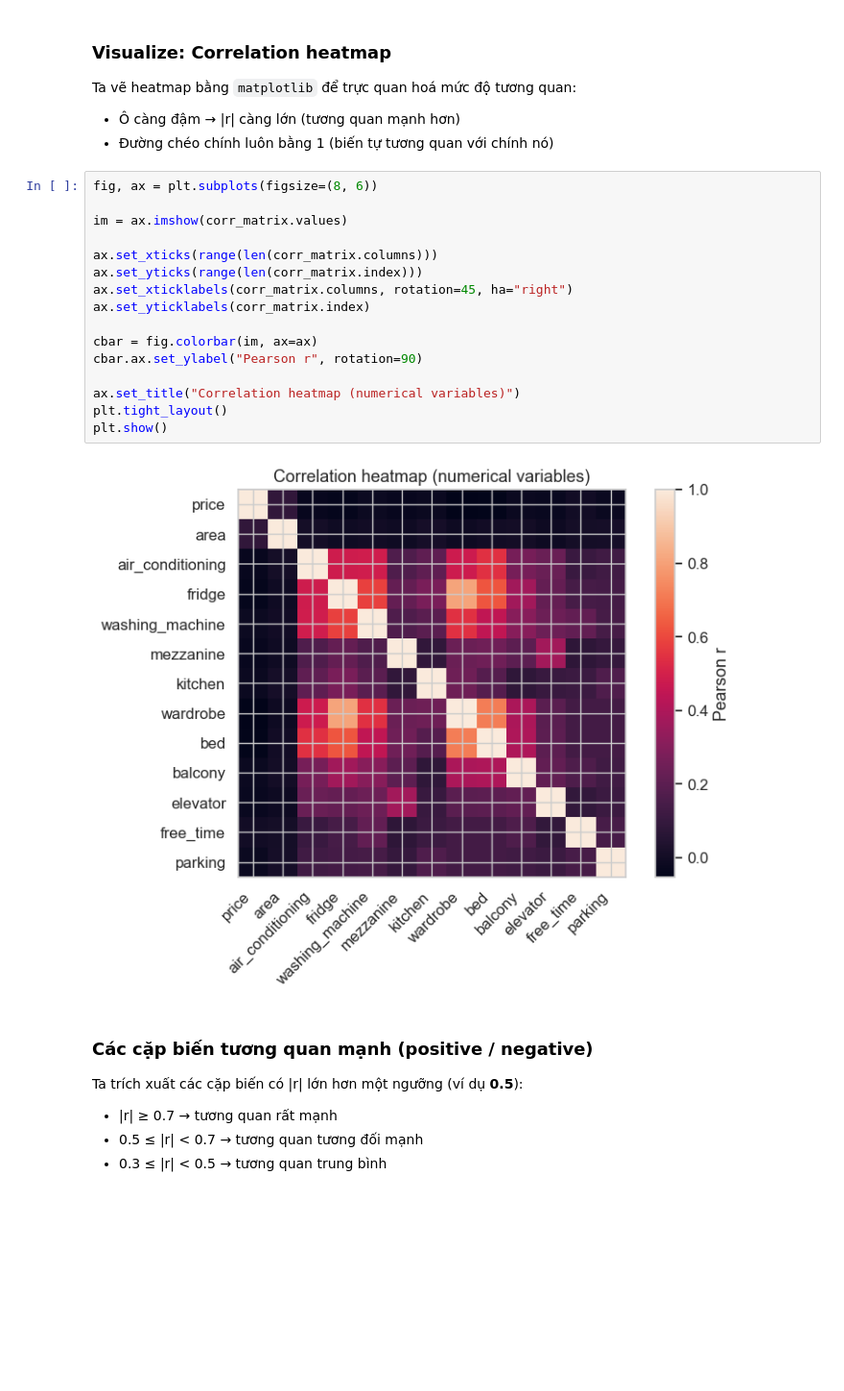
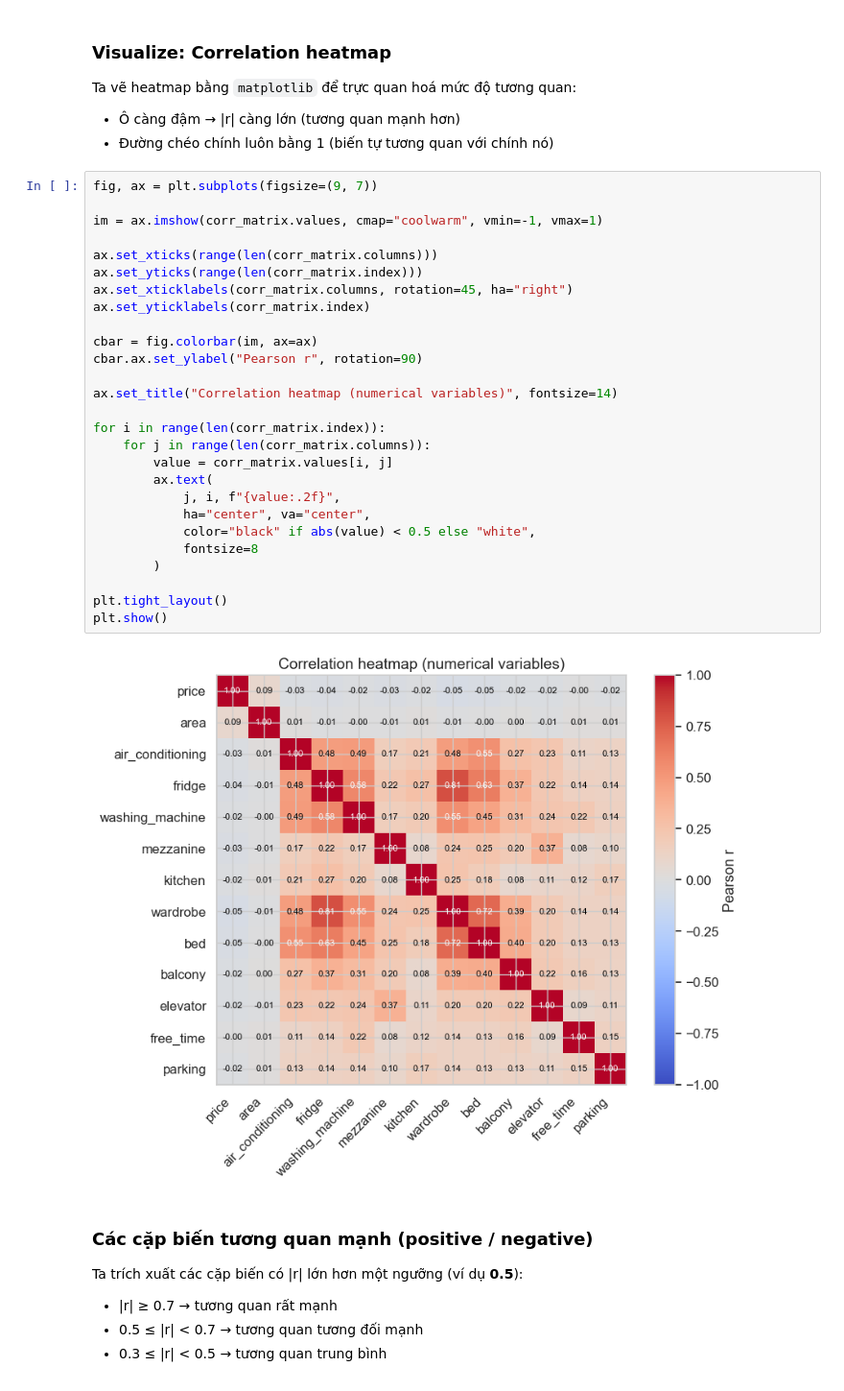
Before and after one commit to HungHiHung10/Intro2DS, a Jupyter notebook: notebooks/relationships_correlations.ipynb, the cells around one changed output. Shown at 96% size. Drawn from its saved outputs; the diff is of its cells as text; blank space fills up the shorter version.

Commit message:
fix: change correlation matrix

```diff
--- a/notebooks/relationships_correlations.ipynb
+++ b/notebooks/relationships_correlations.ipynb
@@ -215,23 +215,34 @@ Ta vẽ heatmap bằng `matplotlib` để trực quan hoá mức độ tương q
 - Ô càng đậm → |r| càng lớn (tương quan mạnh hơn)
 - Đường chéo chính luôn bằng 1 (biến tự tương quan với chính nó)
 # %%
-fig, ax = plt.subplots(figsize=(8, 6))
+fig, ax = plt.subplots(figsize=(9, 7))
 
-im = ax.imshow(corr_matrix.values)
+im = ax.imshow(corr_matrix.values, cmap="coolwarm", vmin=-1, vmax=1)
 
 ax.set_xticks(range(len(corr_matrix.columns)))
 ax.set_yticks(range(len(corr_matrix.index)))
 ax.set_xticklabels(corr_matrix.columns, rotation=45, ha="right")
 ax.set_yticklabels(corr_matrix.index)
 
 cbar = fig.colorbar(im, ax=ax)
 cbar.ax.set_ylabel("Pearson r", rotation=90)
 
-ax.set_title("Correlation heatmap (numerical variables)")
+ax.set_title("Correlation heatmap (numerical variables)", fontsize=14)
+
+for i in range(len(corr_matrix.index)):
+    for j in range(len(corr_matrix.columns)):
+        value = corr_matrix.values[i, j]
+        ax.text(
+            j, i, f"{value:.2f}",
+            ha="center", va="center",
+            color="black" if abs(value) < 0.5 else "white",
+            fontsize=8
+        )
+
 plt.tight_layout()
 plt.show()
 # %% [output]
-[figure, old version]
+[figure, new version]
 # %% [markdown]
 ### **Các cặp biến tương quan mạnh (positive / negative)**
 
```
